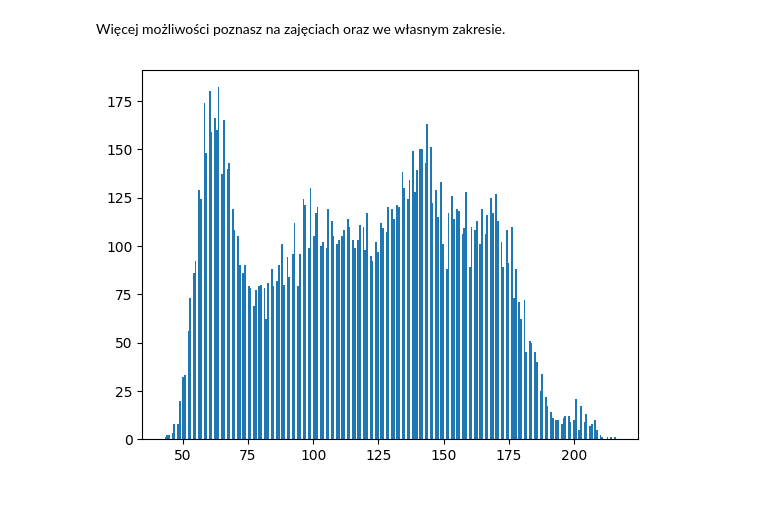
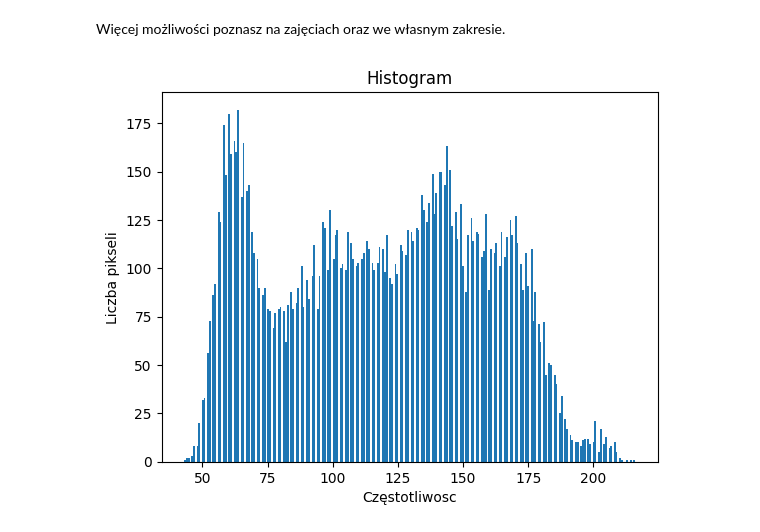
Before and after one commit to SzymonLeszkiewicz/APOW, a Jupyter notebook: 1/Podstawy_OpenCV.ipynb, the cells around one changed output. Saved outputs shown, nothing was run; the diff lists cells and outputs as text; code cells hidden in the pictures; blank space fills up the shorter version.

```diff
--- a/1/Podstawy_OpenCV.ipynb
+++ b/1/Podstawy_OpenCV.ipynb
@@ -68,6 +68,10 @@ Image.fromarray(cv2.cvtColor(crop, cv2.COLOR_BGR2RGB))
 # %% [markdown]
 Więcej możliwości poznasz na zajęciach oraz we własnym zakresie.
 # %%
-plt.hist(crop[..., 0].flatten(), bins=255);
+plt.hist(crop[..., 0].flatten(), bins=255)
+plt.title('Histogram')
+plt.xlabel('Częstotliwosc')
+plt.ylabel('Liczba pikseli')
+plt.show()
 # %% [output]
-[figure, old version]
+[figure, new version]
```
Also changed, not shown: 28 other files.
